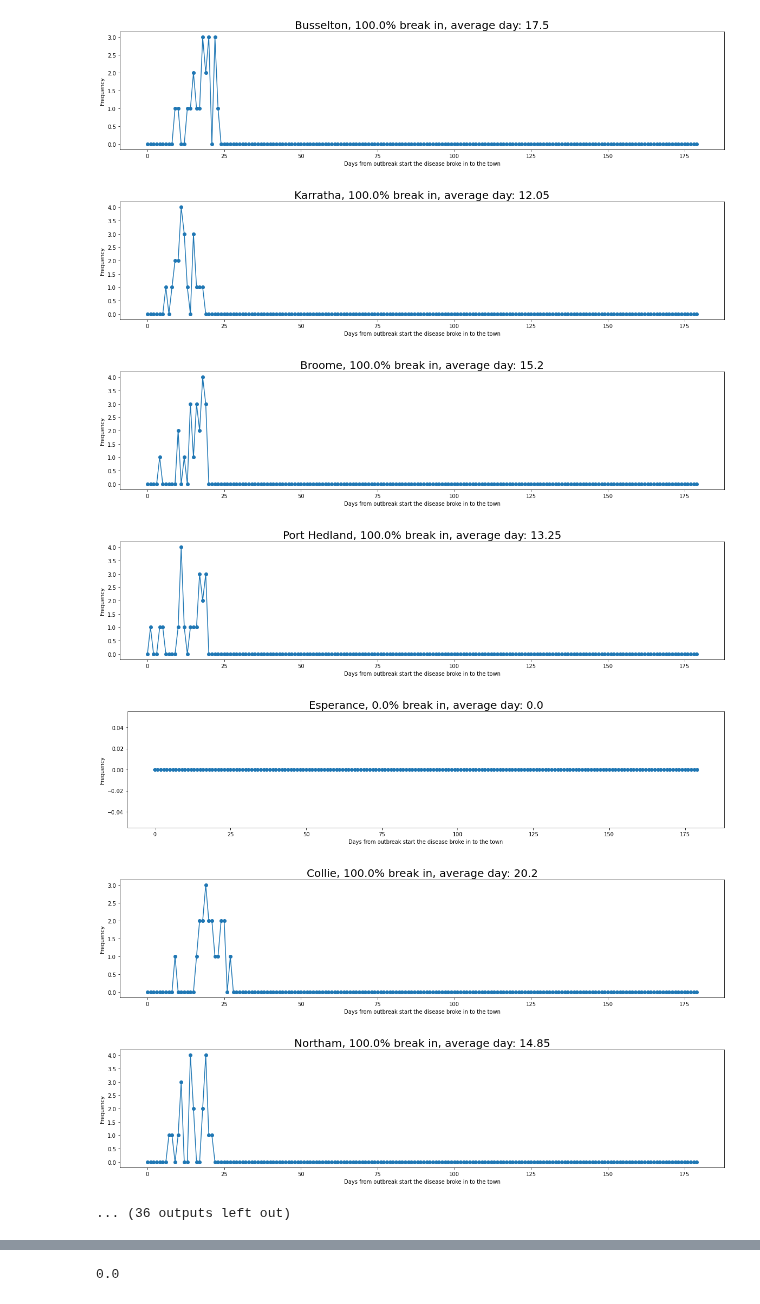
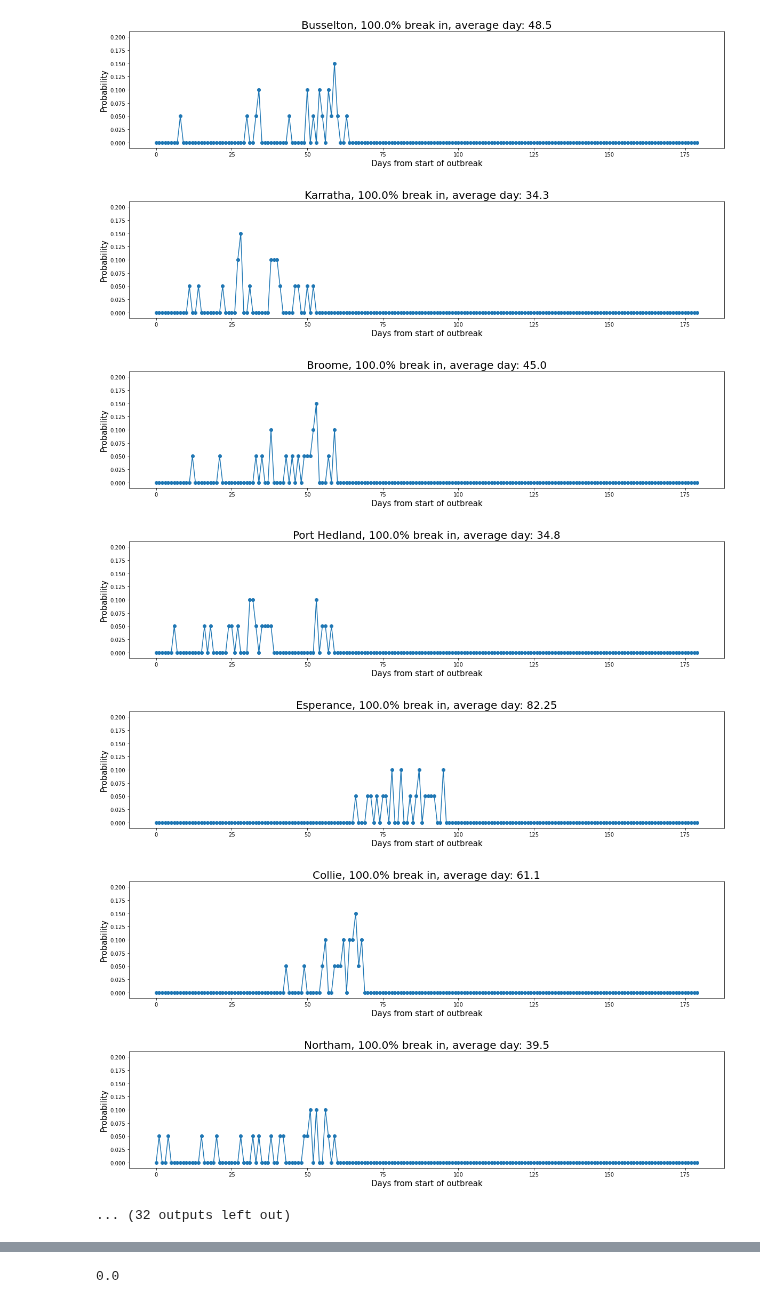
Before and after one commit to yuval-b/covid_thesis, a Jupyter notebook: 9. Analysing Outbreaks.ipynb, the cells around one changed output, grey strips where cells are left out. Drawn from its saved outputs; the diff is of its cells as text; code cells hidden in the pictures.

Commit message:
Probability plots

```diff
--- a/9. Analysing Outbreaks.ipynb
+++ b/9. Analysing Outbreaks.ipynb
@@ -8,7 +8,7 @@ from collections import Counter
 import os
 import numpy as np
 # %%
-cb = pd.read_csv('/Volumes/HardDrive/New_Workflow/breaks_48/lvl_2.csv', header = None)
+cb = pd.read_csv('/Volumes/HardDrive/New_Workflow/breaks_44_<250/lvl_2.csv', header = None)
 # %%
 waloc = pd.read_csv('/Users/Yuval/Desktop/Thesis/all-wa-pos.csv')#use this for all 297 towns
 waloc = waloc.loc[waloc['Population'] >0]
@@ -30,7 +30,7 @@ waloc = waloc.reset_index()
 waloc = waloc.drop(columns = ['index'])
 
 # When also ignoring 0 flow towns
-# waloc = waloc.loc[(waloc['City / Town'] != 'Kununurra') & (waloc['City / Town'] != 'Derby') &
-#                   (waloc['City / Town'] != 'Boddington-Ranford') & (waloc['City / Town'] != 'Wyndham')]
-# waloc = waloc.reset_index()
-# waloc = waloc.drop(columns = ['index'])
+waloc = waloc.loc[(waloc['City / Town'] != 'Kununurra') & (waloc['City / Town'] != 'Derby') &
+                  (waloc['City / Town'] != 'Boddington-Ranford') & (waloc['City / Town'] != 'Wyndham')]
+waloc = waloc.reset_index()
+waloc = waloc.drop(columns = ['index'])
@@ -45,7 +45,7 @@ nan
 # %%
 ave_breaks = {}
 std_breaks = {}
-for i in range(48):
+for i in range(44):
     cou = list(cb[i])
     nonan_cou =  [x for x in cou if np.isnan(x) == False]
     ave = np.mean(nonan_cou)
@@ -82,17 +82,18 @@ Wyndham                1000.0   1000.0
 # %%
-for i in range(48):
+for i in range(44):
     plt.figure(figsize = (20,4))
     tot = []
     cou = Counter(list(cb[i]))
     ave = 0
     for day in range(180):
-        tot.append(cou.get(day,0))
+        tot.append(cou.get(day,0)/len(cb))
         ave += day*cou.get(day,0)
-    ave = str(ave/20)
+    ave = str(ave/len(cb))
     town = list(waloc.iloc[i])[0]
-    breakin = str(sum(tot)/20*100)
+    breakin = str(round(sum(tot)*100,1))
     plt.title(town + ', ' + breakin  + '% break in, average day: ' + ave, fontsize = 20)
     plt.plot(tot, marker = 'o')
-    plt.xlabel('Days from outbreak start the disease broke in to the town')
-    plt.ylabel('Frequency')
+    plt.xlabel('Days from start of outbreak', fontsize = 15)
+    plt.ylim([-0.01,0.21])
+    plt.ylabel('Probability', fontsize = 15)
 # %% [output]
@@ -104,8 +105,8 @@ for i in range(48):
-[figure, old version]
+[figure, new version]
-[figure, old version]
+[figure, new version]
-[figure, old version]
+[figure, new version]
-[figure, old version]
+[figure, new version]
-[figure, old version]
+[figure, new version]
-[figure, old version]
+[figure, new version]
-[figure, old version]
+[figure, new version]
-... (36 outputs left out)
+... (32 outputs left out)
```
Also changed, not shown: parts of 20 cells of this notebook.
